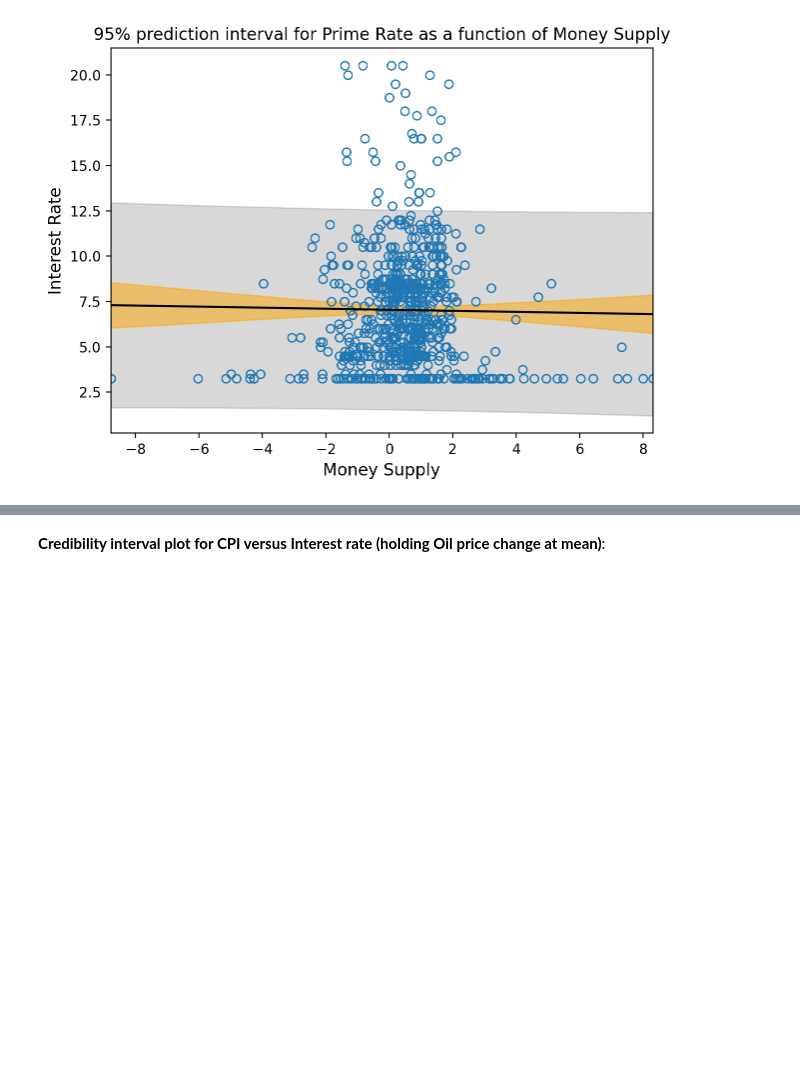
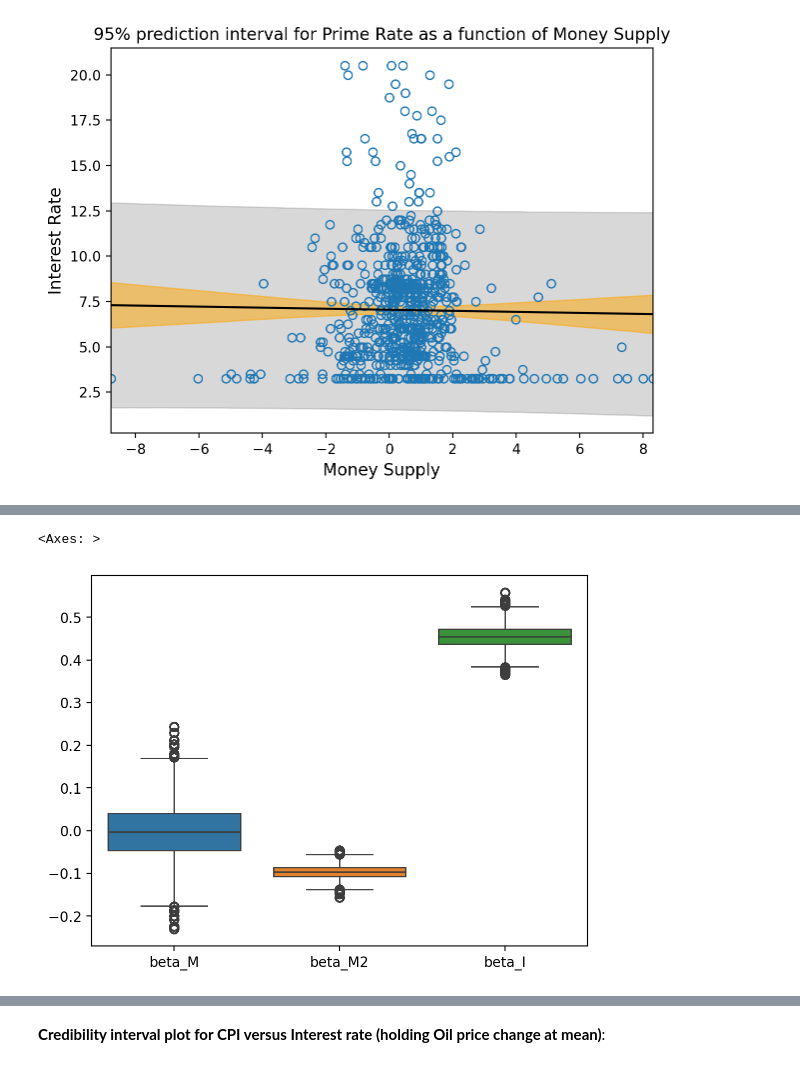
Before and after one commit to AndreiAf02/Math509Project_Public, a Jupyter notebook: 509ProjectV2.ipynb, the cells around one changed output, grey strips where cells are left out. Saved outputs shown, nothing was run; the diff lists cells and outputs as text; code cells hidden in the pictures; blank space fills up the shorter version.

```diff
--- a/509ProjectV2.ipynb
+++ b/509ProjectV2.ipynb
@@ -742,0 +756,15 @@ ylabel('Interest Rate', fontsize=12);
+# %%
+with pm.Model() as model_project_time2:
+    sigma = pm.Exponential('sigma', 0.5)
+    beta_M = pm.Normal('beta_M', mu=0, sigma=1)
+    beta_M2 = pm.Normal('beta_M2', mu=0, sigma=1)
+    beta_I = pm.Normal('beta_I', mu=0, sigma=1)
+    alpha = pm.Normal('alpha', mu=7, sigma=2)
+    _mu = (alpha + beta_M*(data_all['Money Base Change']-data_all['Money Base Change'].mean())
+        + beta_M2*(data_all['Money Base Change']-data_all['Money Base Change'].mean())**2
+        + beta_I*(data_all['Inf_Prev']-data_all['Inf_Prev'].mean()))
+    mu = pm.Deterministic('mu', _mu)
+    DPRIME = pm.Normal('DPRIME', mu=mu, sigma=sigma, observed=data_all['DPRIME'])
+    _model_project_time2_mcmc_samples = pm.sample(1000, tune=1000, chains=4)
+model_project_time2_mcmc_samples = _model_project_time2_mcmc_samples.posterior.to_dataframe()
+model_project_time2_mcmc_samples
@@ -742,0 +790,5 @@ ylabel('Interest Rate', fontsize=12);
+# %%
+sns.boxplot(data=model_project_time2_mcmc_samples[['beta_M', 'beta_M2', 'beta_I']])
+# %% [output]
+<Axes: >
+[figure, added]
```
Also changed, not shown: parts of 8 cells of this notebook.
